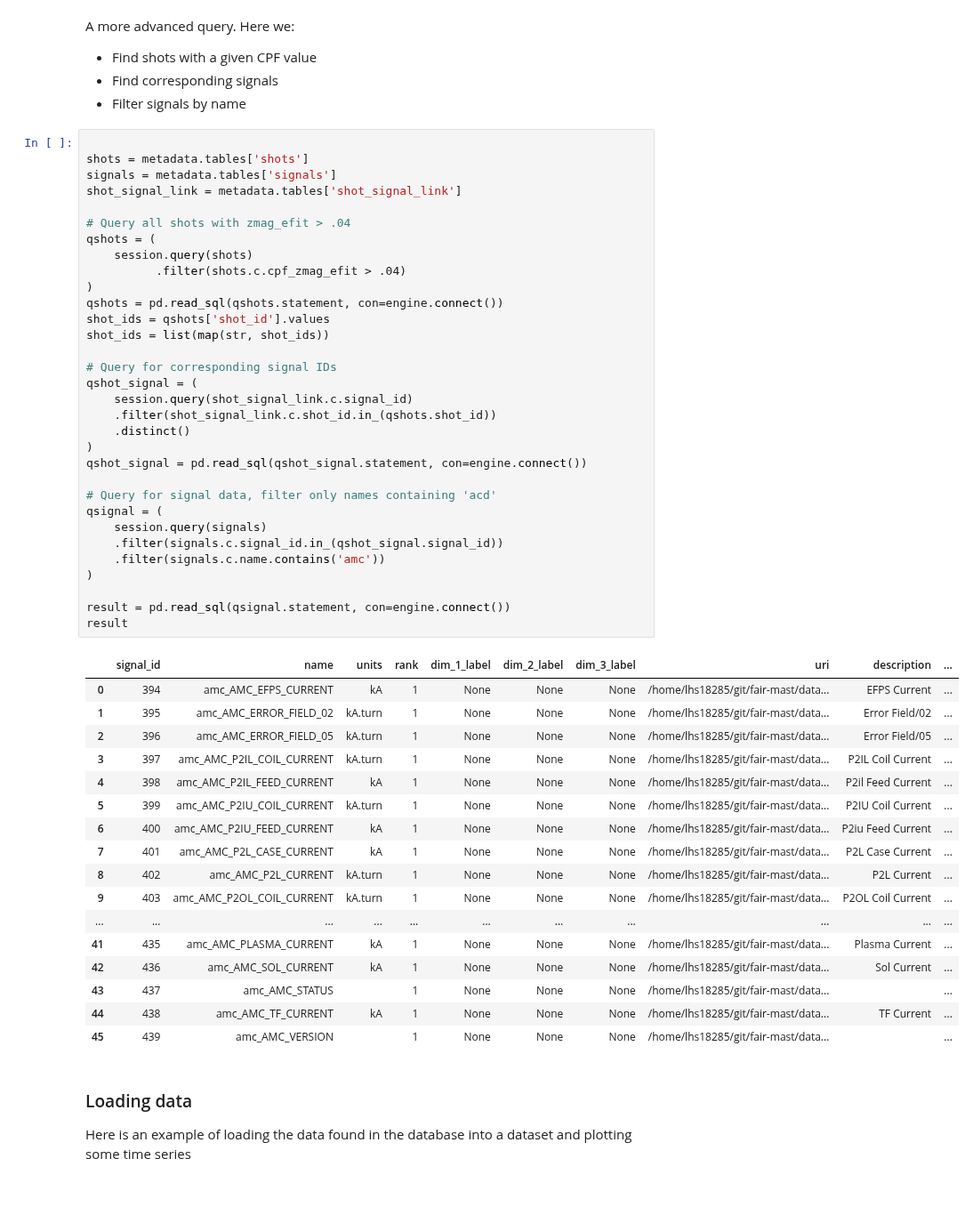
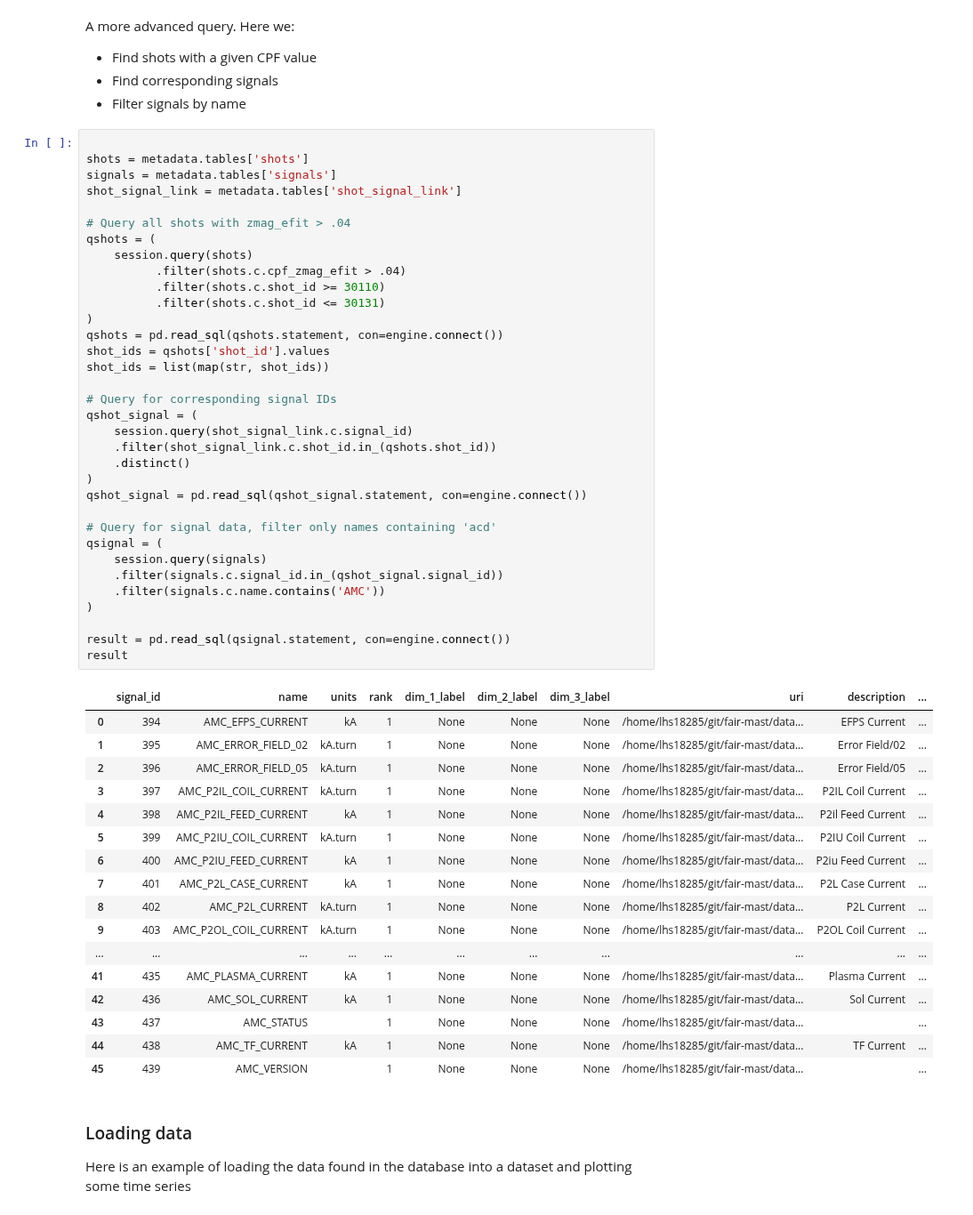
Before and after one commit to ukaea/fair-mast, a Jupyter notebook: db_query_example.ipynb, the cells around one changed output. Shown at 89% size. Cells and saved outputs as stored; diff of their text form.

```diff
--- a/db_query_example.ipynb
+++ b/db_query_example.ipynb
@@ -64,50 +81,52 @@ shots = metadata.tables['shots']
 signals = metadata.tables['signals']
 shot_signal_link = metadata.tables['shot_signal_link']
 
 # Query all shots with zmag_efit > .04
 qshots = (
     session.query(shots)
           .filter(shots.c.cpf_zmag_efit > .04)
+          .filter(shots.c.shot_id >= 30110)
+          .filter(shots.c.shot_id <= 30131)
 )
 qshots = pd.read_sql(qshots.statement, con=engine.connect())
 shot_ids = qshots['shot_id'].values
 shot_ids = list(map(str, shot_ids))
 
 # Query for corresponding signal IDs
 qshot_signal = (
     session.query(shot_signal_link.c.signal_id)
     .filter(shot_signal_link.c.shot_id.in_(qshots.shot_id))
     .distinct()
 )
 qshot_signal = pd.read_sql(qshot_signal.statement, con=engine.connect())
 
 # Query for signal data, filter only names containing 'acd'
 qsignal = (
     session.query(signals)
     .filter(signals.c.signal_id.in_(qshot_signal.signal_id))
-    .filter(signals.c.name.contains('amc'))
+    .filter(signals.c.name.contains('AMC'))
 )
 
 result = pd.read_sql(qsignal.statement, con=engine.connect())
 result
 # %% [output]
 |  | signal_id | name | units | rank | dim_1_label | dim_2_label | dim_3_label | uri | description | ... |
-| 0 | 394 | amc_AMC_EFPS_CURRENT | kA | 1 | None | None | None | /home/lhs18285/git/fair-mast/data... | EFPS Current | ... |
-| 1 | 395 | amc_AMC_ERROR_FIELD_02 | kA.turn | 1 | None | None | None | /home/lhs18285/git/fair-mast/data... | Error Field/02 | ... |
-| 2 | 396 | amc_AMC_ERROR_FIELD_05 | kA.turn | 1 | None | None | None | /home/lhs18285/git/fair-mast/data... | Error Field/05 | ... |
-| 3 | 397 | amc_AMC_P2IL_COIL_CURRENT | kA.turn | 1 | None | None | None | /home/lhs18285/git/fair-mast/data... | P2IL Coil Current | ... |
-| 4 | 398 | amc_AMC_P2IL_FEED_CURRENT | kA | 1 | None | None | None | /home/lhs18285/git/fair-mast/data... | P2il Feed Current | ... |
-| 5 | 399 | amc_AMC_P2IU_COIL_CURRENT | kA.turn | 1 | None | None | None | /home/lhs18285/git/fair-mast/data... | P2IU Coil Current | ... |
-| 6 | 400 | amc_AMC_P2IU_FEED_CURRENT | kA | 1 | None | None | None | /home/lhs18285/git/fair-mast/data... | P2iu Feed Current | ... |
-| 7 | 401 | amc_AMC_P2L_CASE_CURRENT | kA | 1 | None | None | None | /home/lhs18285/git/fair-mast/data... | P2L Case Current | ... |
-| 8 | 402 | amc_AMC_P2L_CURRENT | kA.turn | 1 | None | None | None | /home/lhs18285/git/fair-mast/data... | P2L Current | ... |
-| 9 | 403 | amc_AMC_P2OL_COIL_CURRENT | kA.turn | 1 | None | None | None | /home/lhs18285/git/fair-mast/data... | P2OL Coil Current | ... |
+| 0 | 394 | AMC_EFPS_CURRENT | kA | 1 | None | None | None | /home/lhs18285/git/fair-mast/data... | EFPS Current | ... |
+| 1 | 395 | AMC_ERROR_FIELD_02 | kA.turn | 1 | None | None | None | /home/lhs18285/git/fair-mast/data... | Error Field/02 | ... |
+| 2 | 396 | AMC_ERROR_FIELD_05 | kA.turn | 1 | None | None | None | /home/lhs18285/git/fair-mast/data... | Error Field/05 | ... |
+| 3 | 397 | AMC_P2IL_COIL_CURRENT | kA.turn | 1 | None | None | None | /home/lhs18285/git/fair-mast/data... | P2IL Coil Current | ... |
+| 4 | 398 | AMC_P2IL_FEED_CURRENT | kA | 1 | None | None | None | /home/lhs18285/git/fair-mast/data... | P2il Feed Current | ... |
+| 5 | 399 | AMC_P2IU_COIL_CURRENT | kA.turn | 1 | None | None | None | /home/lhs18285/git/fair-mast/data... | P2IU Coil Current | ... |
+| 6 | 400 | AMC_P2IU_FEED_CURRENT | kA | 1 | None | None | None | /home/lhs18285/git/fair-mast/data... | P2iu Feed Current | ... |
+| 7 | 401 | AMC_P2L_CASE_CURRENT | kA | 1 | None | None | None | /home/lhs18285/git/fair-mast/data... | P2L Case Current | ... |
+| 8 | 402 | AMC_P2L_CURRENT | kA.turn | 1 | None | None | None | /home/lhs18285/git/fair-mast/data... | P2L Current | ... |
+| 9 | 403 | AMC_P2OL_COIL_CURRENT | kA.turn | 1 | None | None | None | /home/lhs18285/git/fair-mast/data... | P2OL Coil Current | ... |
 | ... | ... | ... | ... | ... | ... | ... | ... | ... | ... | ... |
-| 41 | 435 | amc_AMC_PLASMA_CURRENT | kA | 1 | None | None | None | /home/lhs18285/git/fair-mast/data... | Plasma Current | ... |
-| 42 | 436 | amc_AMC_SOL_CURRENT | kA | 1 | None | None | None | /home/lhs18285/git/fair-mast/data... | Sol Current | ... |
-| 43 | 437 | amc_AMC_STATUS |  | 1 | None | None | None | /home/lhs18285/git/fair-mast/data... |  | ... |
-| 44 | 438 | amc_AMC_TF_CURRENT | kA | 1 | None | None | None | /home/lhs18285/git/fair-mast/data... | TF Current | ... |
-| 45 | 439 | amc_AMC_VERSION |  | 1 | None | None | None | /home/lhs18285/git/fair-mast/data... |  | ... |
+| 41 | 435 | AMC_PLASMA_CURRENT | kA | 1 | None | None | None | /home/lhs18285/git/fair-mast/data... | Plasma Current | ... |
+| 42 | 436 | AMC_SOL_CURRENT | kA | 1 | None | None | None | /home/lhs18285/git/fair-mast/data... | Sol Current | ... |
+| 43 | 437 | AMC_STATUS |  | 1 | None | None | None | /home/lhs18285/git/fair-mast/data... |  | ... |
+| 44 | 438 | AMC_TF_CURRENT | kA | 1 | None | None | None | /home/lhs18285/git/fair-mast/data... | TF Current | ... |
+| 45 | 439 | AMC_VERSION |  | 1 | None | None | None | /home/lhs18285/git/fair-mast/data... |  | ... |
 # %% [markdown]
 ### Loading data
 
```
Also changed, not shown: parts of 7 cells of this notebook, 4 other files.
